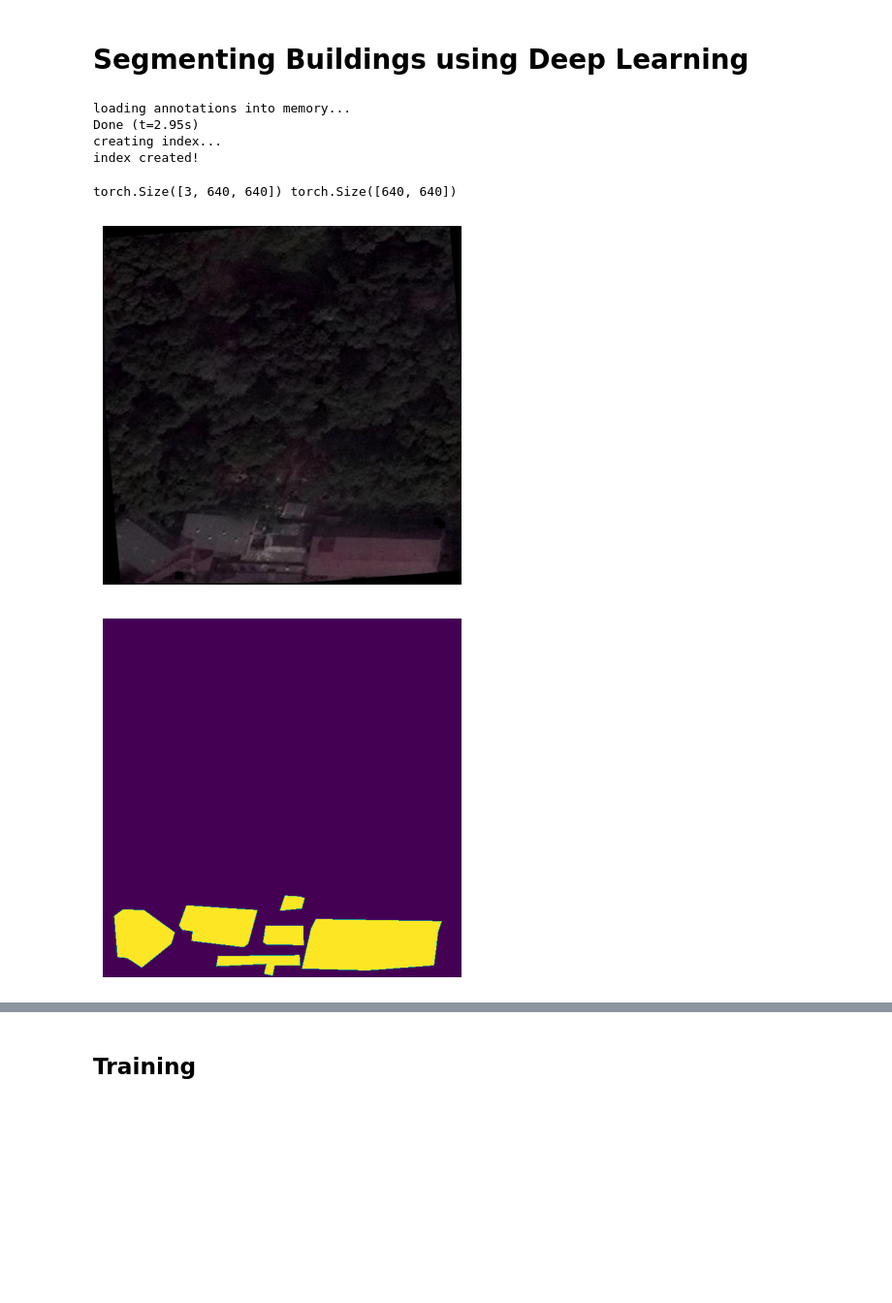
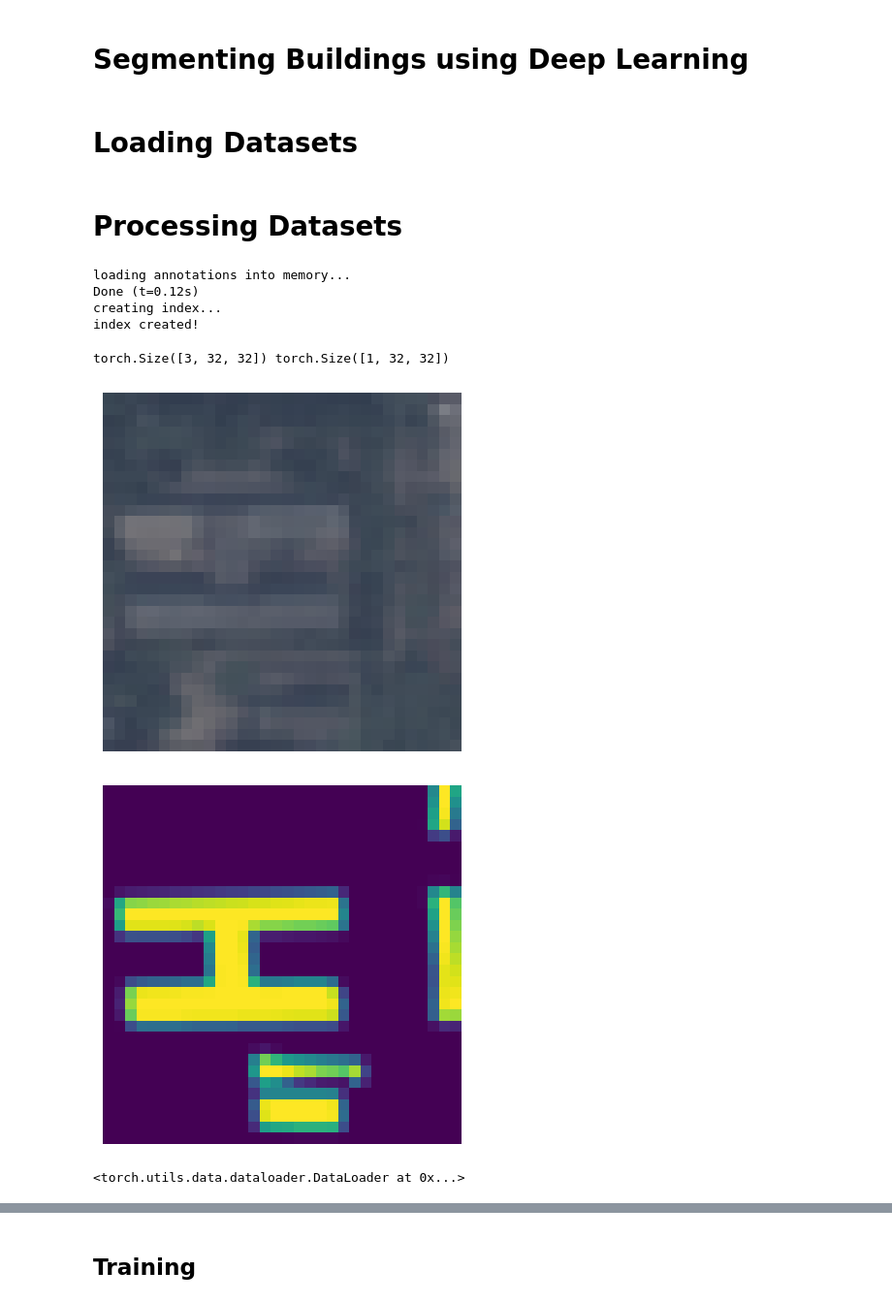
Before and after one commit to AlmajedA/satellite-image-segmentation, a Jupyter notebook: main.ipynb, the cells around one changed output, grey strips where cells are left out. Shown at 97% size. Drawn from its saved outputs; the diff is of its cells as text; code cells hidden in the pictures; blank space fills up the shorter version.

```diff
--- a/main.ipynb
+++ b/main.ipynb
@@ -30,6 +31,8 @@ from pycocotools.coco import COCO
 import os
 import sys
 import time
+# %% [markdown]
+# Loading Datasets
 # %%
 import wget
 import zipfile
@@ -44,8 +47,14 @@ with zipfile.ZipFile(filename, 'r') as zip_ref:
+# %% [markdown]
+# Processing Datasets
 # %%
+
+HEIGHT = 32
+WIDTH = 32
+
 transform = transforms.Compose([
     transforms.ToTensor(),
-    transforms.Resize((640, 640)),
-    transforms.CenterCrop((640, 640)),
+    transforms.Resize((HEIGHT, WIDTH)),  # Swap HEIGHT and WIDTH here
+    transforms.CenterCrop((HEIGHT, WIDTH)),  # Swap HEIGHT and WIDTH here
 ])
 
 class MyDataset(Dataset):
@@ -61,6 +70,14 @@ class MyDataset(Dataset):
         img = imageio.imread(img_path)
         img = transform(img)
 
+        # Load the segmentation mask for the image
+        mask = self.load_mask(img_info)
+        mask = transforms.Resize((HEIGHT, WIDTH)).forward(mask)
+
+
+        return {"images": img, "masks": mask}
+
+    def load_mask(self, img_info):
         # Initialize a mask for all categories in the image with zeros
         mask = np.zeros((img_info['height'], img_info['width']), dtype=np.uint8)
 
@@ -79,44 +96,43 @@ class MyDataset(Dataset):
                 # If it's not a list, treat it as RLE
                 mask |= self.coco.annToMask(ann)  # Directly use RLE to create mask
 
-        # Optionally, to handle multi-class segmentation, you could accumulate masks for each class separately
+        # Convert the mask to a tensor
+        mask = torch.as_tensor(mask, dtype=torch.float32)  # Change dtype to float32
+        mask = mask.unsqueeze(0)
 
-        # Convert the mask to a tensor
-        mask = torch.as_tensor(mask, dtype=torch.int64)
-
-        return {"images": img, "masks": mask}
+        return mask
 
     def __len__(self):
         return len(self.image_ids)
 # %%
-dataset = MyDataset("./train/", "./train/_annotations.coco.json")
+dataset = MyDataset("./dataset/valid/", "./dataset/valid/_annotations.coco.json")
 # %% [output]
 loading annotations into memory...
-Done (t=2.95s)
+Done (t=0.12s)
 creating index...
 index created!
 # %%
 n = torch.randint(0, len(dataset), (1,)).item()
 
 sample_image = dataset[n]["images"]
 sample_image_mask = dataset[n]["masks"]
 print(sample_image.shape, sample_image_mask.shape)
 
 sample_image_numpy = sample_image.permute(1, 2, 0).cpu().numpy()
-sample_image_mask_numpy = sample_image_mask.numpy()
+sample_image_mask_numpy = sample_image_mask.permute(1, 2, 0).cpu().numpy()
 
 
 # Display the image
 plt.imshow(sample_image_numpy)
 plt.axis('off')  # Hide the axis
 plt.show()
 
 # Display the image
 plt.imshow(sample_image_mask_numpy)
 plt.axis('off')  # Hide the axis
 plt.show()
 # %% [output]
-torch.Size([3, 640, 640]) torch.Size([640, 640])
+torch.Size([3, 32, 32]) torch.Size([1, 32, 32])
-[figure, old version]
+[figure, new version]
-[figure, old version]
+[figure, new version]
 # %%
@@ -128,3 +143,7 @@ data_loader = DataLoader(dataset, batch_size=batch_size, shuffle=shuffle, num_wo
+# %%
+data_loader
+# %% [output]
+<torch.utils.data.dataloader.DataLoader at 0x...>
 # %%
 batch = next(iter(data_loader))
 
```
Also changed, not shown: parts of 17 cells of this notebook, 2 other files.
